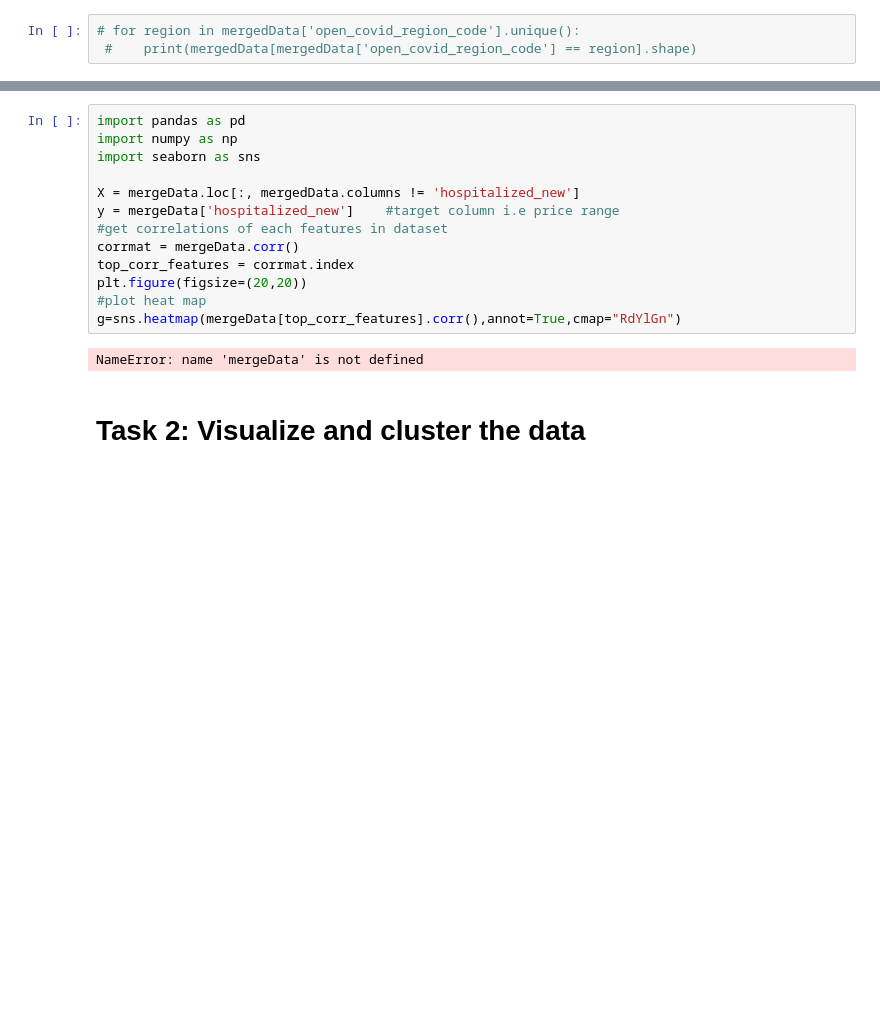
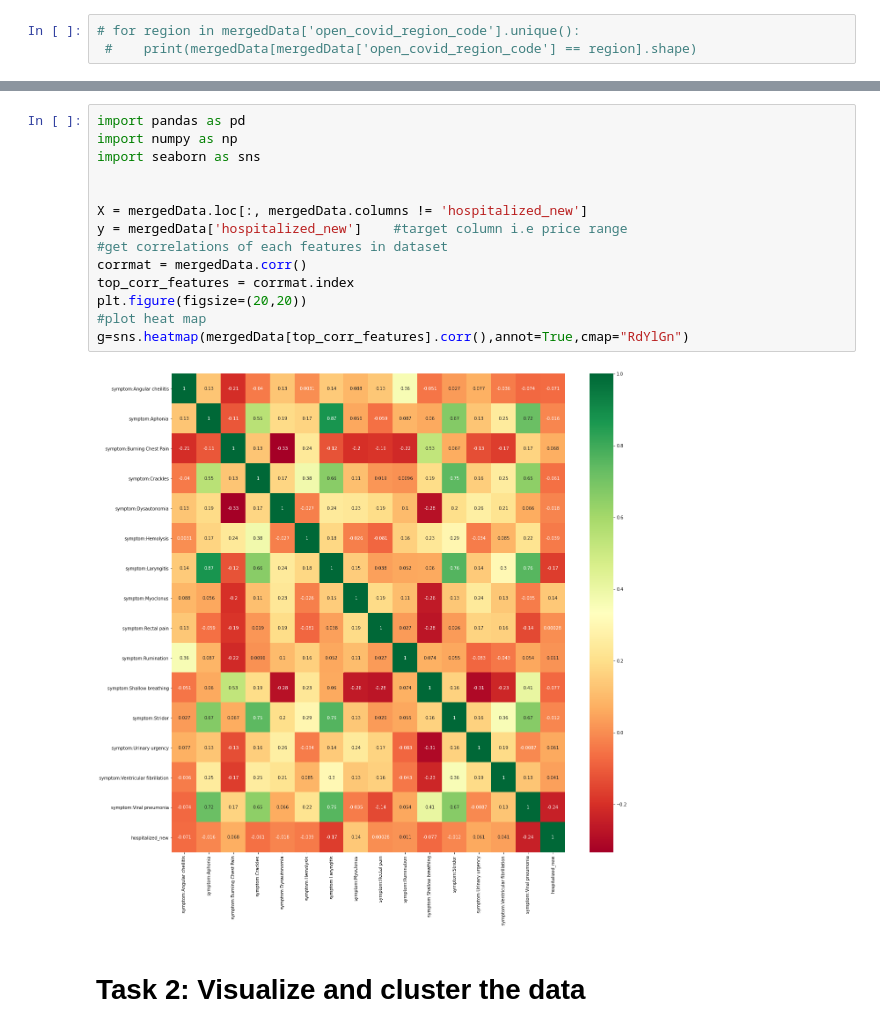
Before and after one commit to lfy05/Covid-19-Search-Trend-ML, a Jupyter notebook: Assignment1.ipynb, the cells around one changed output, grey strips where cells are left out. Cells and saved outputs as stored; diff of their text form; blank space fills up the shorter version.

```diff
--- a/Assignment1.ipynb
+++ b/Assignment1.ipynb
@@ -324,18 +320,19 @@ You should consider upgrading via the '/opt/venv/bin/python -m pip install --upg
 # %%
 import pandas as pd
 import numpy as np
 import seaborn as sns
 
-X = mergeData.loc[:, mergedData.columns != 'hospitalized_new']
-y = mergeData['hospitalized_new']    #target column i.e price range
+
+X = mergedData.loc[:, mergedData.columns != 'hospitalized_new']
+y = mergedData['hospitalized_new']    #target column i.e price range
 #get correlations of each features in dataset
-corrmat = mergeData.corr()
+corrmat = mergedData.corr()
 top_corr_features = corrmat.index
 plt.figure(figsize=(20,20))
 #plot heat map
-g=sns.heatmap(mergeData[top_corr_features].corr(),annot=True,cmap="RdYlGn")
+g=sns.heatmap(mergedData[top_corr_features].corr(),annot=True,cmap="RdYlGn")
 # %% [output]
-NameError: name 'mergeData' is not defined
+[figure, added]
 # %% [markdown]
 # Task 2: Visualize and cluster the data
 # %%
```
Also changed, not shown: parts of 11 cells of this notebook, 16 other files.
